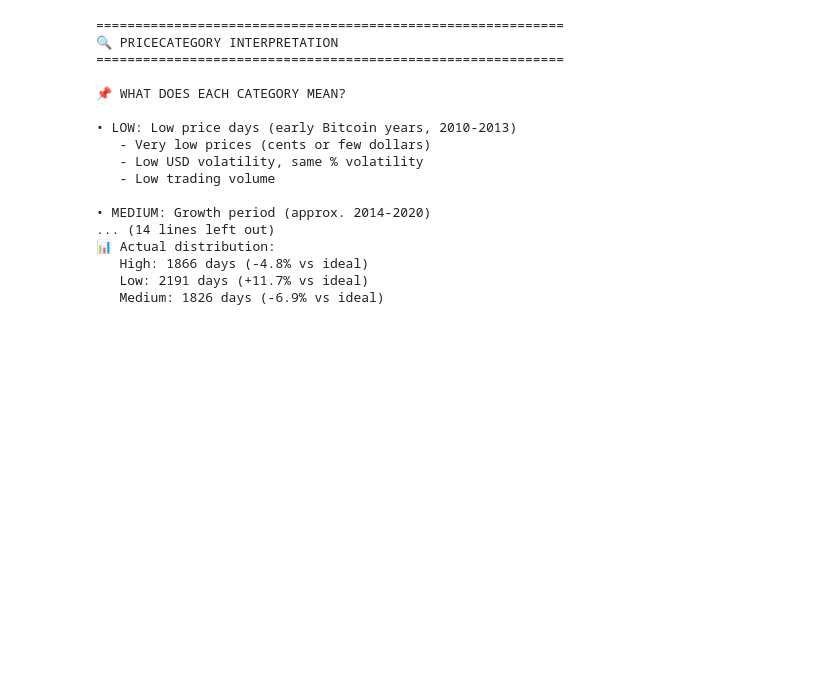
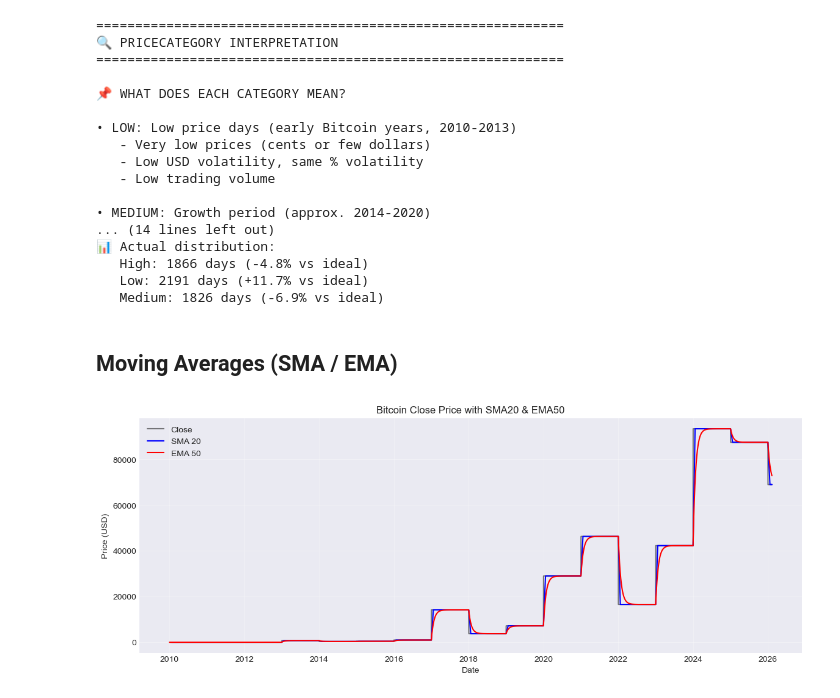
Before and after one commit to AlejandroRodriguezCervera/BitCoin_Analysis, a Jupyter notebook: BitCoin_Analysis.ipynb, the cells around one changed output. Cells and saved outputs as stored; diff of their text form; code cells hidden in the pictures; blank space fills up the shorter version.

```diff
--- a/BitCoin_Analysis.ipynb
+++ b/BitCoin_Analysis.ipynb
@@ -764,3 +812,23 @@ for cat, count in category_counts.items():
    High: 1866 days (-4.8% vs ideal)
    Low: 2191 days (+11.7% vs ideal)
    Medium: 1826 days (-6.9% vs ideal)
+# %% [markdown]
+## Moving Averages (SMA / EMA)
+# %%
+# SMA y EMA
+bitcoin_analyzed['SMA20'] = bitcoin_analyzed['Close'].rolling(window=20).mean()
+bitcoin_analyzed['EMA50'] = bitcoin_analyzed['Close'].ewm(span=50, adjust=False).mean()
+
+# Plot
+plt.figure(figsize=(14,5))
+plt.plot(bitcoin_analyzed['Date'], bitcoin_analyzed['Close'], label='Close', color='black', alpha=0.5)
+plt.plot(bitcoin_analyzed['Date'], bitcoin_analyzed['SMA20'], label='SMA 20', color='blue')
+plt.plot(bitcoin_analyzed['Date'], bitcoin_analyzed['EMA50'], label='EMA 50', color='red')
+plt.title('Bitcoin Close Price with SMA20 & EMA50')
+plt.xlabel('Date')
+plt.ylabel('Price (USD)')
+plt.legend()
+plt.grid(alpha=0.3)
+plt.show()
+# %% [output]
+[figure, added]
```
Also changed, not shown: parts of 21 cells of this notebook.
